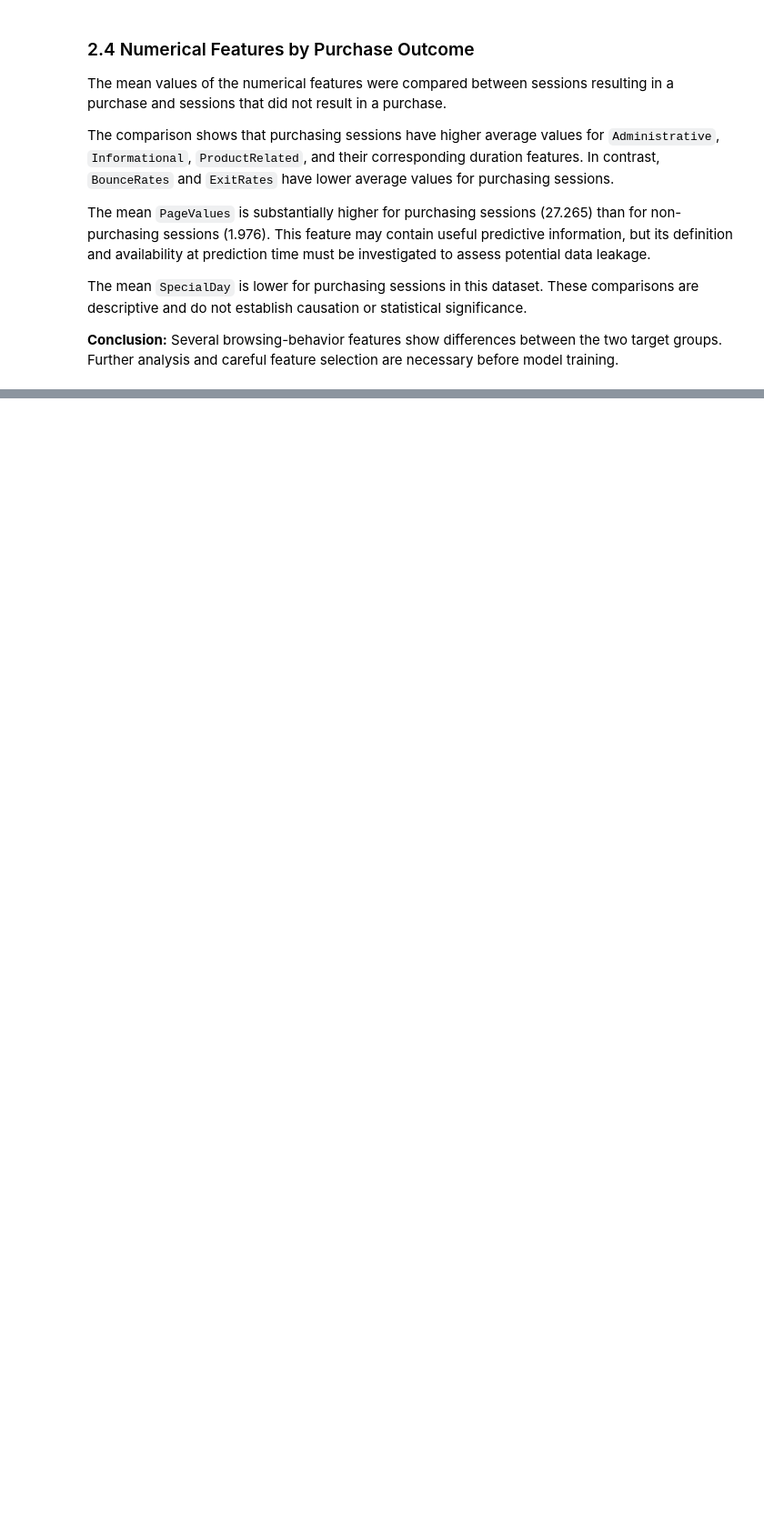
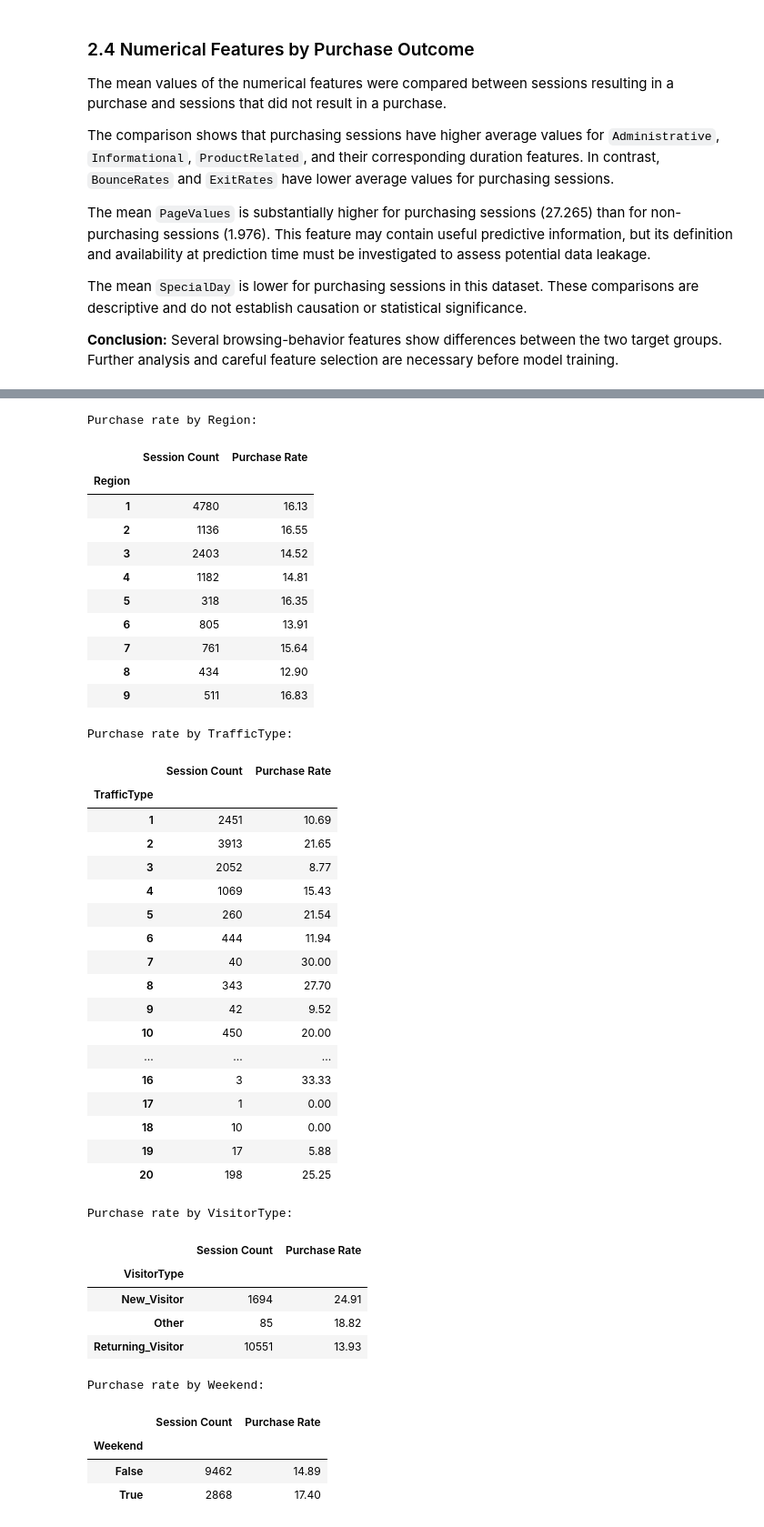
Before and after one commit to 2026AJ05675-LEO/online-shoppers-purchase-prediction, a Jupyter notebook: online-shoppers-purchase-prediction.ipynb, the cells around one changed output, grey strips where cells are left out. Shown at 91% size. Saved outputs shown, nothing was run; the diff lists cells and outputs as text; code cells hidden in the pictures; blank space fills up the shorter version.

```diff
--- a/online-shoppers-purchase-prediction.ipynb
+++ b/online-shoppers-purchase-prediction.ipynb
@@ -290,3 +290,18 @@ The mean `PageValues` is substantially higher for purchasing sessions (27.265) t
 The mean `SpecialDay` is lower for purchasing sessions in this dataset. These comparisons are descriptive and do not establish causation or statistical significance.
 
 **Conclusion:** Several browsing-behavior features show differences between the two target groups. Further analysis and careful feature selection are necessary before model training.
+# %%
+categorical_features = [
+    "Month",
+    "OperatingSystems",
+    "Browser",
+    "Region",
+    "TrafficType",
+    "VisitorType",
+    "Weekend"
+]
+
+for feature in categorical_features:
+    print(f"\n{'=' * 50}")
+    print(f"Feature: {feature}")
+    print(df_raw[feature].value_counts(dropna=False))
@@ -292,0 +326,17 @@ The mean `SpecialDay` is lower for purchasing sessions in this dataset. These co
+# %%
+for feature in categorical_features:
+    print(f"\nPurchase rate by {feature}:")
+
+    purchase_rates = (
+        df_raw.groupby(feature, observed=True)["Revenue"]
+        .agg(["count", "mean"])
+        .rename(columns={
+            "count": "Session Count",
+            "mean": "Purchase Rate"
+        })
+    )
+
+    purchase_rates["Purchase Rate"] *= 100
+
+    display(purchase_rates.round(2))
+# %% [output]
@@ -292,0 +383,42 @@ The mean `SpecialDay` is lower for purchasing sessions in this dataset. These co
+Purchase rate by Region:
+|  | Session Count | Purchase Rate |
+| Region |  |  |
+| 1 | 4780 | 16.13 |
+| 2 | 1136 | 16.55 |
+| 3 | 2403 | 14.52 |
+| 4 | 1182 | 14.81 |
+| 5 | 318 | 16.35 |
+| 6 | 805 | 13.91 |
+| 7 | 761 | 15.64 |
+| 8 | 434 | 12.90 |
+| 9 | 511 | 16.83 |
+Purchase rate by TrafficType:
+|  | Session Count | Purchase Rate |
+| TrafficType |  |  |
+| 1 | 2451 | 10.69 |
+| 2 | 3913 | 21.65 |
+| 3 | 2052 | 8.77 |
+| 4 | 1069 | 15.43 |
+| 5 | 260 | 21.54 |
+| 6 | 444 | 11.94 |
+| 7 | 40 | 30.00 |
+| 8 | 343 | 27.70 |
+| 9 | 42 | 9.52 |
+| 10 | 450 | 20.00 |
+| ... | ... | ... |
+| 16 | 3 | 33.33 |
+| 17 | 1 | 0.00 |
+| 18 | 10 | 0.00 |
+| 19 | 17 | 5.88 |
+| 20 | 198 | 25.25 |
+Purchase rate by VisitorType:
+|  | Session Count | Purchase Rate |
+| VisitorType |  |  |
+| New_Visitor | 1694 | 24.91 |
+| Other | 85 | 18.82 |
+| Returning_Visitor | 10551 | 13.93 |
+Purchase rate by Weekend:
+|  | Session Count | Purchase Rate |
+| Weekend |  |  |
+| False | 9462 | 14.89 |
+| True | 2868 | 17.40 |
```
Also changed, not shown: parts of 19 cells of this notebook.
